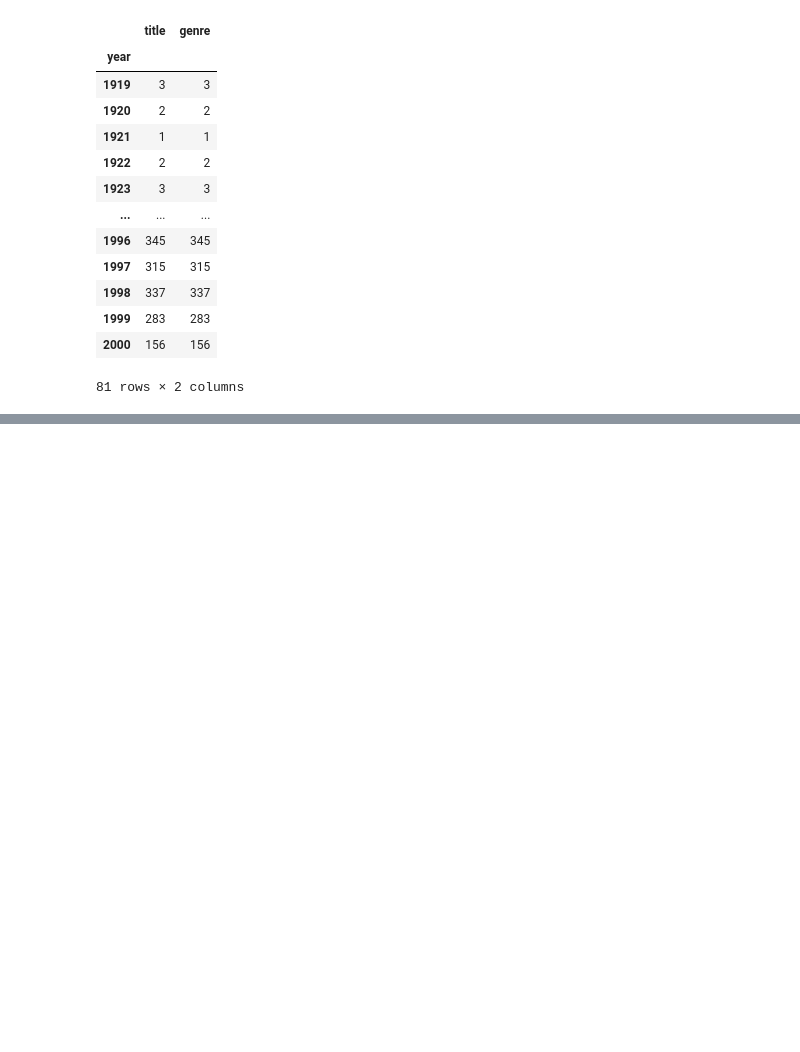
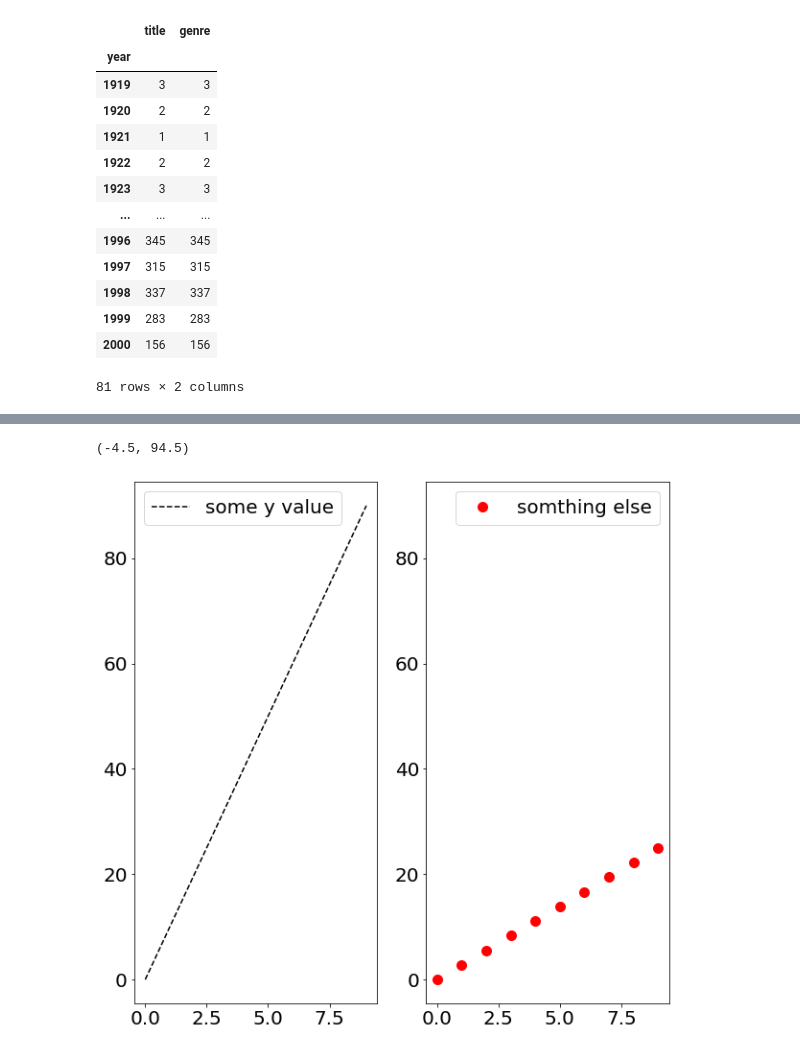
Before and after one commit to ZappD0S/MLPNS_GZappavigna, a Jupyter notebook: MLPNS23_bootcamp.ipynb, the cells around one changed output, grey strips where cells are left out. Cells and saved outputs as stored; diff of their text form; code cells hidden in the pictures; blank space fills up the shorter version.

```diff
--- a/MLPNS23_bootcamp.ipynb
+++ b/MLPNS23_bootcamp.ipynb
@@ -355,0 +490,18 @@ movies.groupby("year").count()
+# %%
+myx = np.arange(10)
+myy = np.arange(0, 100, 10)
+myy2 = np.linspace(0, 25, 10)
+# %%
+fig = plt.figure()
+ax1 = fig.add_subplot(121)
+ax2 = fig.add_subplot(122)
+# ax1.errorbar()
+ax1.plot(myx, myy, 'k--', label="some y value")
+ax2.plot(myx, myy2, 'ro', ms=10, label="somthing else")
+ax1.legend(fontsize=20)
+ax2.legend(fontsize=20)
+y_lim = ax1.get_ylim()
+ax2.set_ylim(y_lim)
+# %% [output]
+(-4.5, 94.5)
+[figure, added]
```
Also changed, not shown: parts of 22 cells of this notebook.
